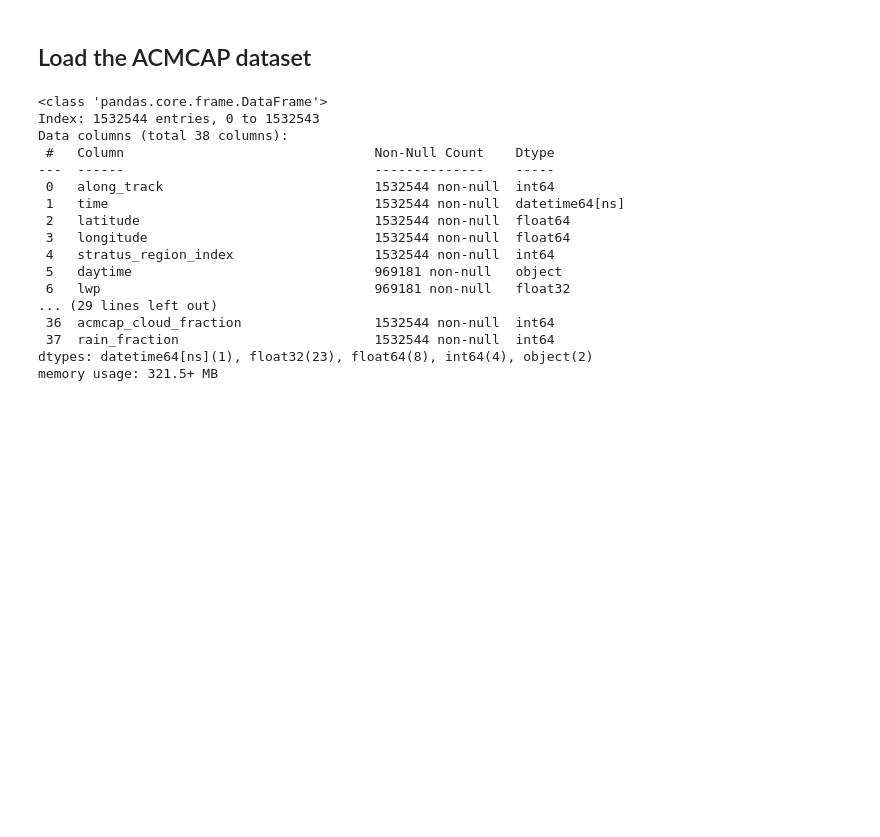
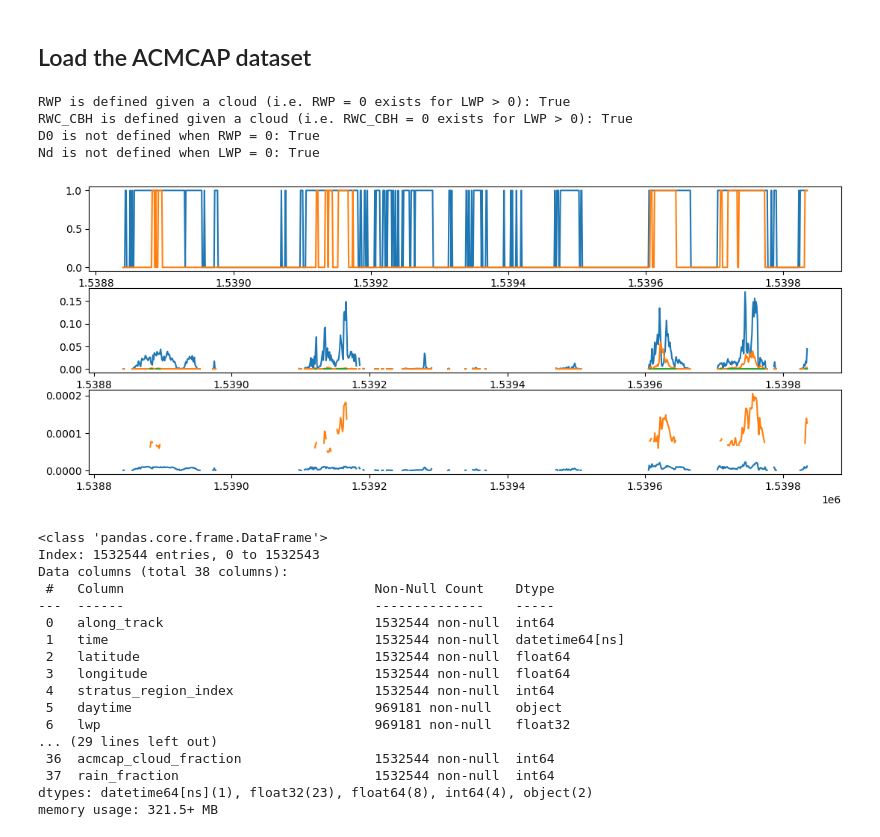
Before and after one commit to johanna-mayer/mesoscale_structure_public, a Jupyter notebook: step4_create_datasets_combining_EC_with_judge_results/step40_dataset1_combine_judge_msi_results_with_acmcap.ipynb, the cells around one changed output. Cells and saved outputs as stored; diff of their text form; code cells hidden in the pictures; blank space fills up the shorter version.

```diff
--- a/step4_create_datasets_combining_EC_with_judge_results/step40_dataset1_combine_judge_msi_results_with_acmcap.ipynb
+++ b/step4_create_datasets_combining_EC_with_judge_results/step40_dataset1_combine_judge_msi_results_with_acmcap.ipynb
@@ -84,6 +84,29 @@ for region in regions:
             df_acmcap[var] = df_acmcap[var].where(df_acmcap['acmcap_cloud_fraction'] == 1, np.nan)
 
     df_acmcap_list.append(df_acmcap)
+# %%
+import matplotlib.pyplot as plt
+tmp = df_acmcap_list[2]
+test = tmp[tmp['orbit'] == np.unique(tmp['orbit'])[-1]]
+fig, axs = plt.subplots(3,1, figsize=(13, 5))
+test.acmcap_cloud_fraction.plot(ax=axs[0])
+test.rain_fraction.plot(ax=axs[0])
+test.lwp.plot(ax=axs[1])
+test.rwp.plot(ax=axs[1])
+test.rwc_cbh.plot(ax=axs[1])
+test.ER.plot(ax=axs[2])
+test.rain_median_volume_diameter.plot(ax=axs[2])
+
+print('RWP is defined given a cloud (i.e. RWP = 0 exists for LWP > 0):', np.any(test[test.lwp > 0]['rwp'] == 0))
+print('RWC_CBH is defined given a cloud (i.e. RWC_CBH = 0 exists for LWP > 0):', np.any(test[test.lwp > 0]['rwc_cbh'] == 0))
+print('D0 is not defined when RWP = 0:', np.all(test[test.rwp == 0]['rain_median_volume_diameter'].isnull()))
+print('Nd is not defined when LWP = 0:', np.all(test[test.lwp == 0]['Nd'].isnull()))
+# %% [output]
+RWP is defined given a cloud (i.e. RWP = 0 exists for LWP > 0): True
+RWC_CBH is defined given a cloud (i.e. RWC_CBH = 0 exists for LWP > 0): True
+D0 is not defined when RWP = 0: True
+Nd is not defined when LWP = 0: True
+[figure, added]
 # %%
 df_acmcap_list[0].info()
 # %% [output]
```
Also changed, not shown: 6 other files.
